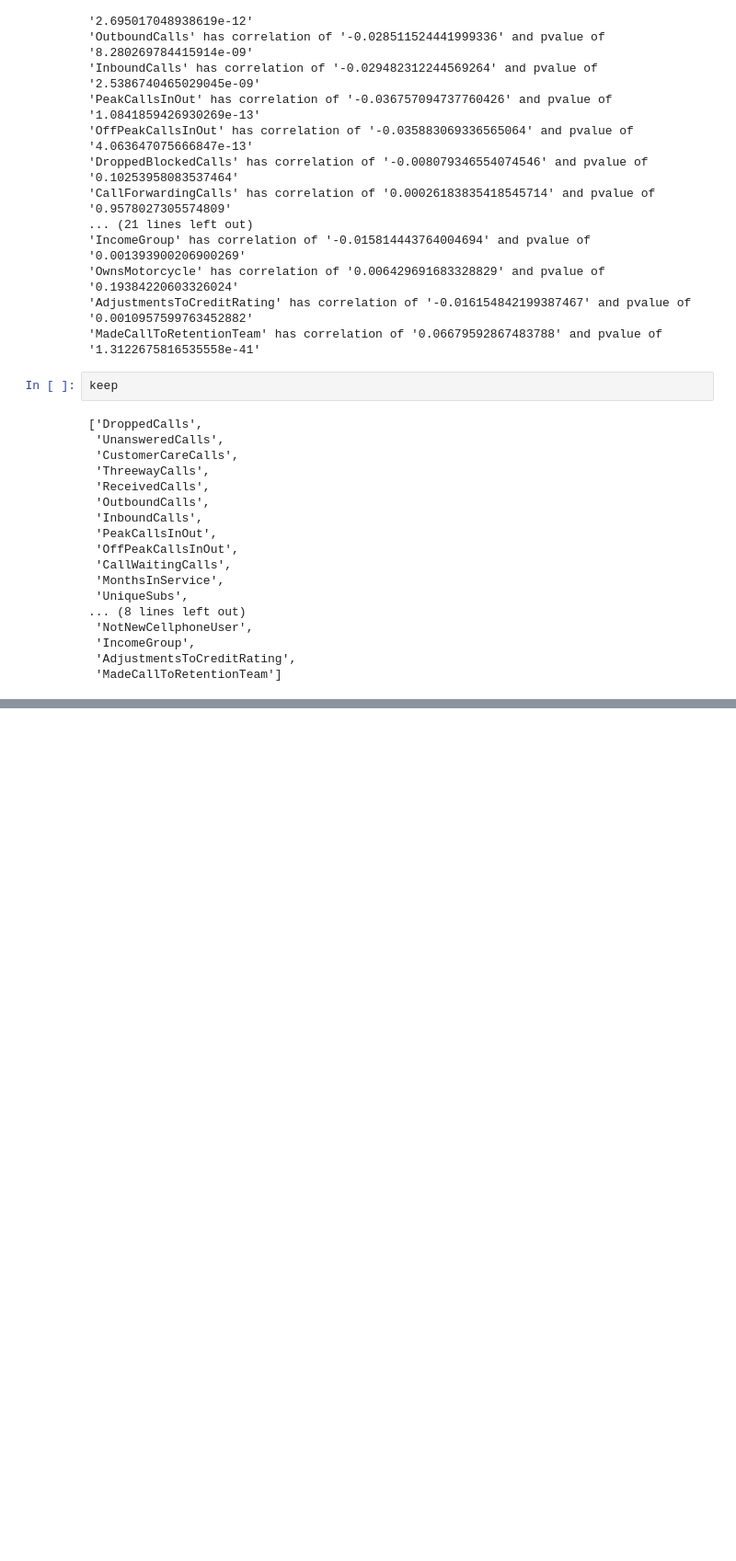
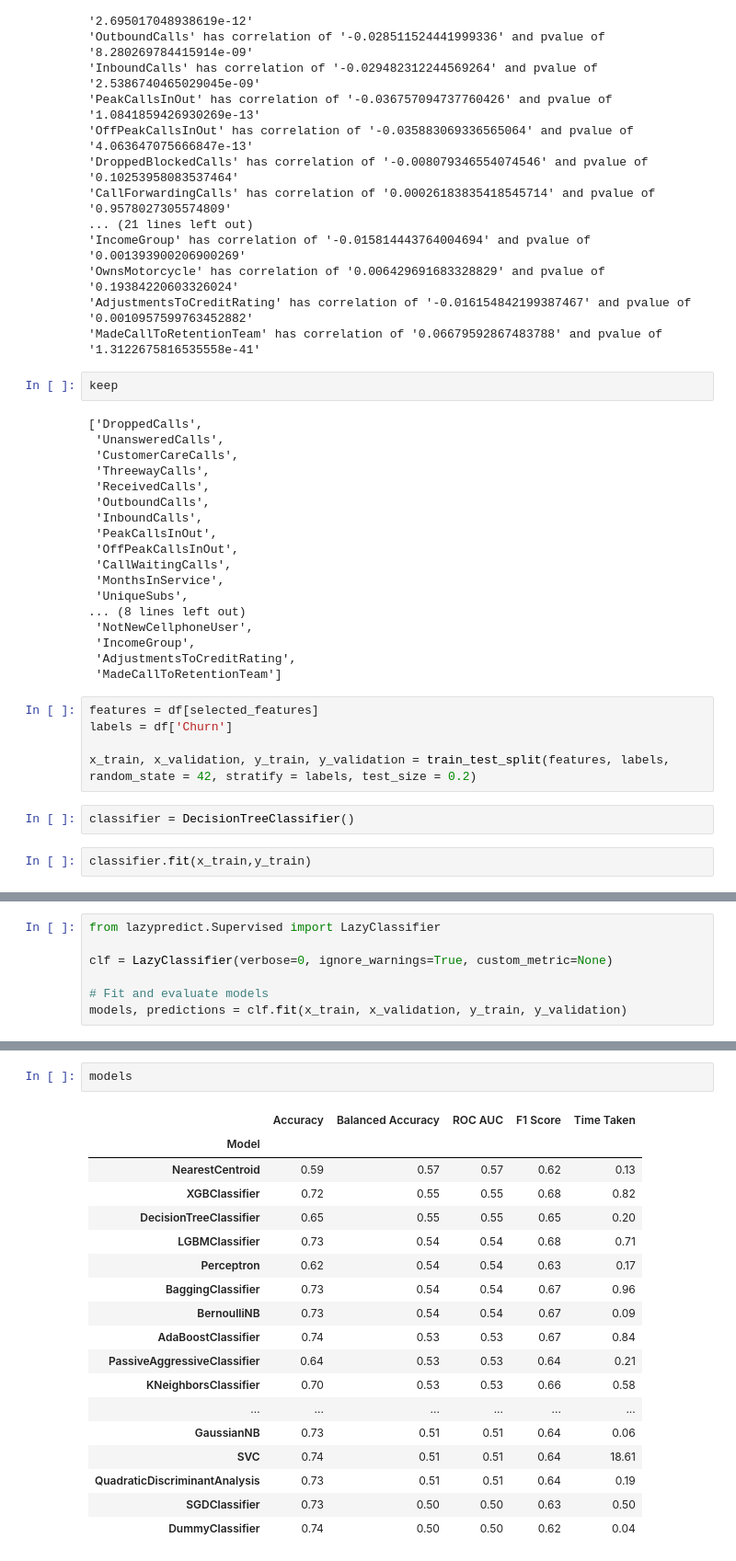
Before and after one commit to NourKamaly/TelecomCustomerChurnPrediction, a Jupyter notebook: 2. Preprocessing/Preprocessing.ipynb, the cells around one changed output, grey strips where cells are left out. Shown: that part at 92% size. Cells and saved outputs as stored; diff of their text form; blank space fills up the shorter version.

Commit message:
v0 model

```diff
--- a/2. Preprocessing/Preprocessing.ipynb
+++ b/2. Preprocessing/Preprocessing.ipynb
@@ -257,3 +340,12 @@ keep
  'IncomeGroup',
  'AdjustmentsToCreditRating',
  'MadeCallToRetentionTeam']
+# %%
+features = df[selected_features]
+labels = df['Churn']
+
+x_train, x_validation, y_train, y_validation = train_test_split(features, labels, random_state = 42, stratify = labels, test_size = 0.2)
+# %%
+classifier = DecisionTreeClassifier()
+# %%
+classifier.fit(x_train,y_train)
@@ -259,0 +473,7 @@ keep
+# %%
+from lazypredict.Supervised import LazyClassifier
+
+clf = LazyClassifier(verbose=0, ignore_warnings=True, custom_metric=None)
+
+# Fit and evaluate models
+models, predictions = clf.fit(x_train, x_validation, y_train, y_validation)
@@ -259,0 +498,21 @@ keep
+# %%
+models
+# %% [output]
+|  | Accuracy | Balanced Accuracy | ROC AUC | F1 Score | Time Taken |
+| Model |  |  |  |  |  |
+| NearestCentroid | 0.59 | 0.57 | 0.57 | 0.62 | 0.13 |
+| XGBClassifier | 0.72 | 0.55 | 0.55 | 0.68 | 0.82 |
+| DecisionTreeClassifier | 0.65 | 0.55 | 0.55 | 0.65 | 0.20 |
+| LGBMClassifier | 0.73 | 0.54 | 0.54 | 0.68 | 0.71 |
+| Perceptron | 0.62 | 0.54 | 0.54 | 0.63 | 0.17 |
+| BaggingClassifier | 0.73 | 0.54 | 0.54 | 0.67 | 0.96 |
+| BernoulliNB | 0.73 | 0.54 | 0.54 | 0.67 | 0.09 |
+| AdaBoostClassifier | 0.74 | 0.53 | 0.53 | 0.67 | 0.84 |
+| PassiveAggressiveClassifier | 0.64 | 0.53 | 0.53 | 0.64 | 0.21 |
+| KNeighborsClassifier | 0.70 | 0.53 | 0.53 | 0.66 | 0.58 |
+| ... | ... | ... | ... | ... | ... |
+| GaussianNB | 0.73 | 0.51 | 0.51 | 0.64 | 0.06 |
+| SVC | 0.74 | 0.51 | 0.51 | 0.64 | 18.61 |
+| QuadraticDiscriminantAnalysis | 0.73 | 0.51 | 0.51 | 0.64 | 0.19 |
+| SGDClassifier | 0.73 | 0.50 | 0.50 | 0.63 | 0.50 |
+| DummyClassifier | 0.74 | 0.50 | 0.50 | 0.62 | 0.04 |
```
Also changed, not shown: parts of 27 cells of this notebook.
